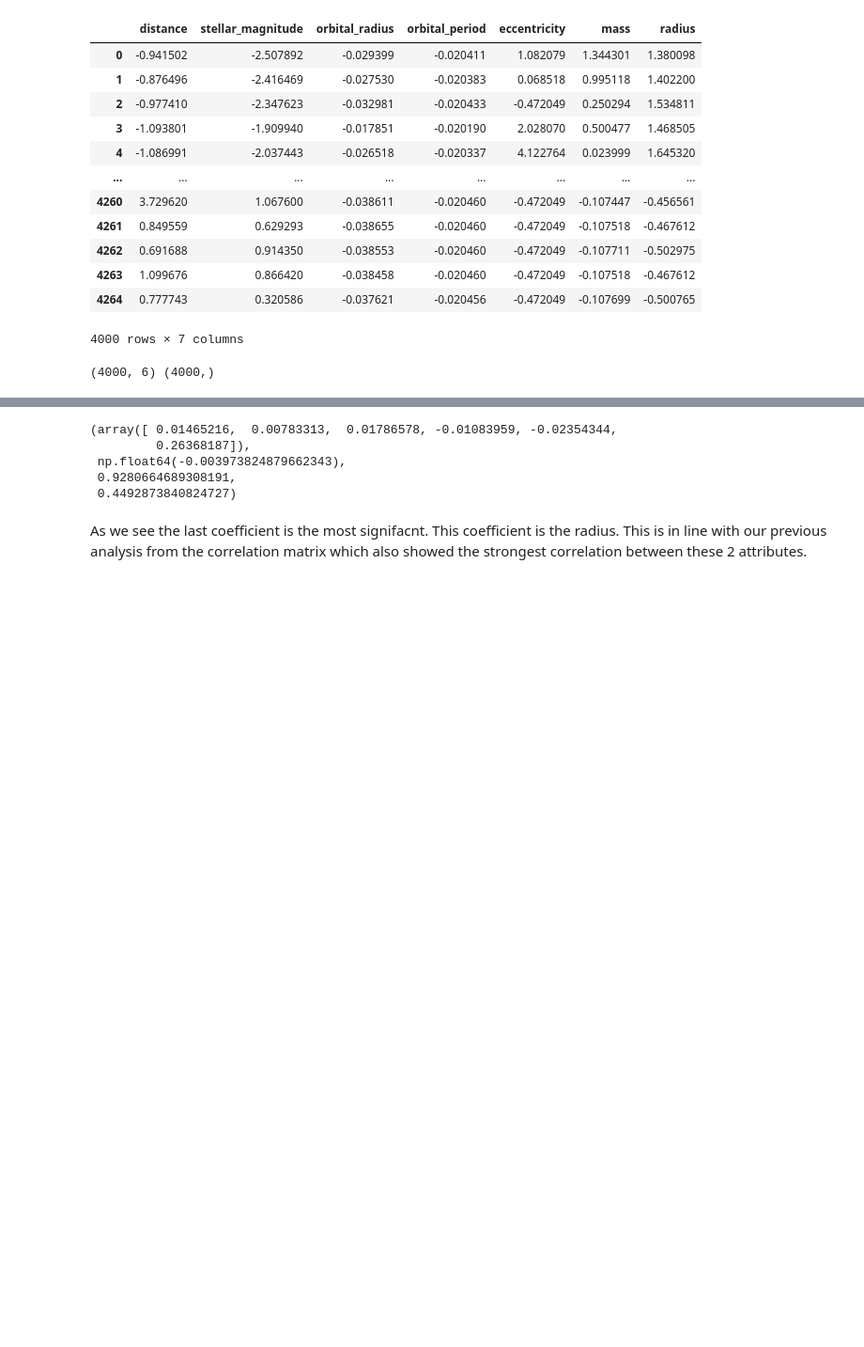
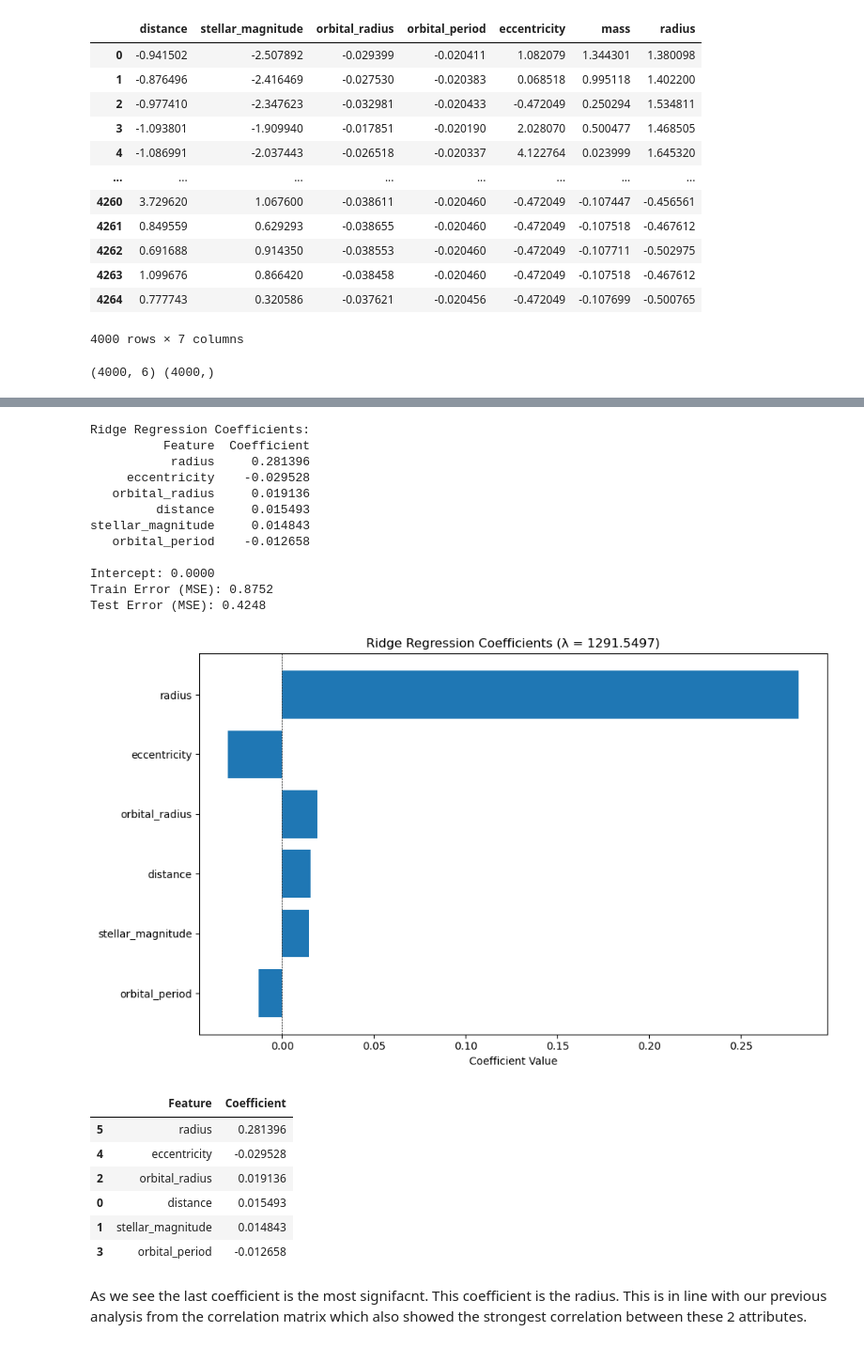
Before and after one commit to lelegod/ml_project, a Jupyter notebook: regression_and_classification.ipynb, the cells around one changed output, grey strips where cells are left out. Shown: that part at 94% size. Saved outputs shown, nothing was run; the diff lists cells and outputs as text; code cells hidden in the pictures; blank space fills up the shorter version.

```diff
--- a/regression_and_classification.ipynb
+++ b/regression_and_classification.ipynb
@@ -209,23 +212,64 @@ plt.show()
 # %%
 ridge = Ridge(alpha=optimal_lambda)
 
 ridge.fit(X_train, y_train)
 coeffs = ridge.coef_
 intercept = ridge.intercept_
 
 y_pred_train = ridge.predict(X_train)
 y_pred_test = ridge.predict(X_test)
 
 train_error = mean_squared_error(y_train, y_pred_train)
 test_error = mean_squared_error(y_test, y_pred_test)
 
-coeffs, intercept, train_error, test_error
+# Feature names for regression (excluding 'mass' which is the target)
+feature_names = ['distance', 'stellar_magnitude', 'orbital_radius', 'orbital_period', 'eccentricity', 'radius']
+
+# Create DataFrame for coefficients
+coeffs_df = pd.DataFrame({
+    'Feature': feature_names,
+    'Coefficient': coeffs
+}).sort_values('Coefficient', key=abs, ascending=False)
+
+print("Ridge Regression Coefficients:")
+print(coeffs_df.to_string(index=False))
+print(f"\nIntercept: {intercept:.4f}")
+print(f"Train Error (MSE): {train_error:.4f}")
+print(f"Test Error (MSE): {test_error:.4f}")
+
+# Visualize coefficients
+plt.figure(figsize=(10, 6))
+plt.barh(coeffs_df['Feature'], coeffs_df['Coefficient'])
+plt.xlabel('Coefficient Value')
+plt.title(f'Ridge Regression Coefficients (λ = {optimal_lambda:.4f})')
+plt.axvline(x=0, color='black', linestyle='--', linewidth=0.5)
+plt.gca().invert_yaxis()
+plt.tight_layout()
+plt.show()
+
+# Display the DataFrame
+coeffs_df
 # %% [output]
-(array([ 0.01465216,  0.00783313,  0.01786578, -0.01083959, -0.02354344,
-         0.26368187]),
- np.float64(-0.003973824879662343),
- 0.9280664689308191,
- 0.4492873840824727)
+Ridge Regression Coefficients:
+          Feature  Coefficient
+           radius     0.281396
+     eccentricity    -0.029528
+   orbital_radius     0.019136
+         distance     0.015493
+stellar_magnitude     0.014843
+   orbital_period    -0.012658
+
+Intercept: 0.0000
+Train Error (MSE): 0.8752
+Test Error (MSE): 0.4248
+[figure, added]
+|  | Feature | Coefficient |
+| 5 | radius | 0.281396 |
+| 4 | eccentricity | -0.029528 |
+| 2 | orbital_radius | 0.019136 |
+| 0 | distance | 0.015493 |
+| 1 | stellar_magnitude | 0.014843 |
+| 3 | orbital_period | -0.012658 |
 # %% [markdown]
 As we see the last coefficient is the most signifacnt. This coefficient is the radius. This is in line with our previous analysis from the correlation matrix which also showed the strongest correlation between these 2 attributes.
 # %%
```
Also changed, not shown: parts of 26 cells of this notebook.
